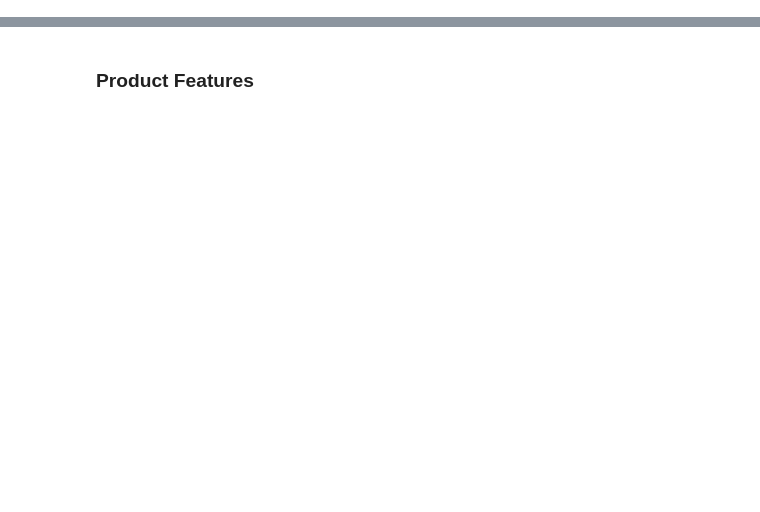
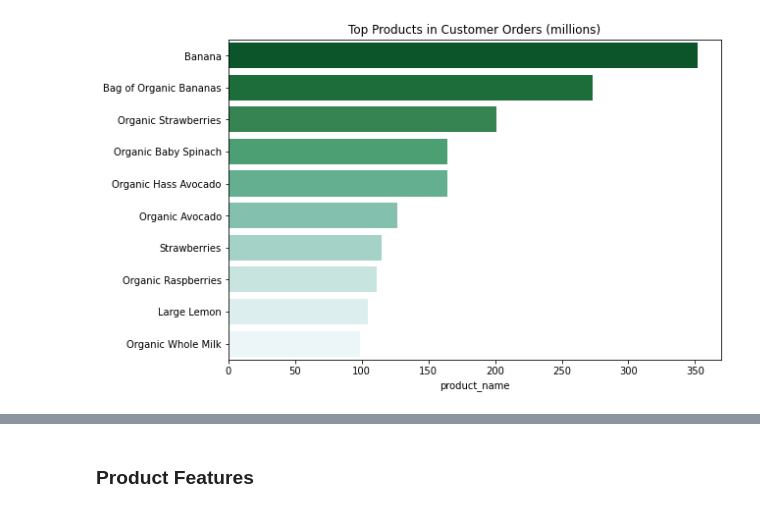
Before and after one commit to brandmend/Instacart_Basket_Prediction_Analysis, a Jupyter notebook: Instacart_EDA_Modeling_MBA.ipynb, the cells around one changed output, grey strips where cells are left out. Cells and saved outputs as stored; diff of their text form; code cells hidden in the pictures; blank space fills up the shorter version.

```diff
--- a/Instacart_EDA_Modeling_MBA.ipynb
+++ b/Instacart_EDA_Modeling_MBA.ipynb
@@ -330,0 +338,14 @@ orders_products['order_dow'].value_counts(sort=False).plot.bar(figsize=(12,8));
+# %%
+# What products are most commonly included in customers baskets?
+
+fig, ax = plt.subplots(figsize=(9,6))
+
+x = orders_products['product_name'].value_counts().head(10)
+y = orders_products['product_name'].value_counts().head(10).index
+
+
+sns.barplot(x=x, y=y,orient='h',palette ='BuGn_r')
+
+ax.set_title('Top Products in Customer Orders (millions)');
+# %% [output]
+[figure, added]
```
Also changed, not shown: parts of 133 cells of this notebook, 4 other files.
